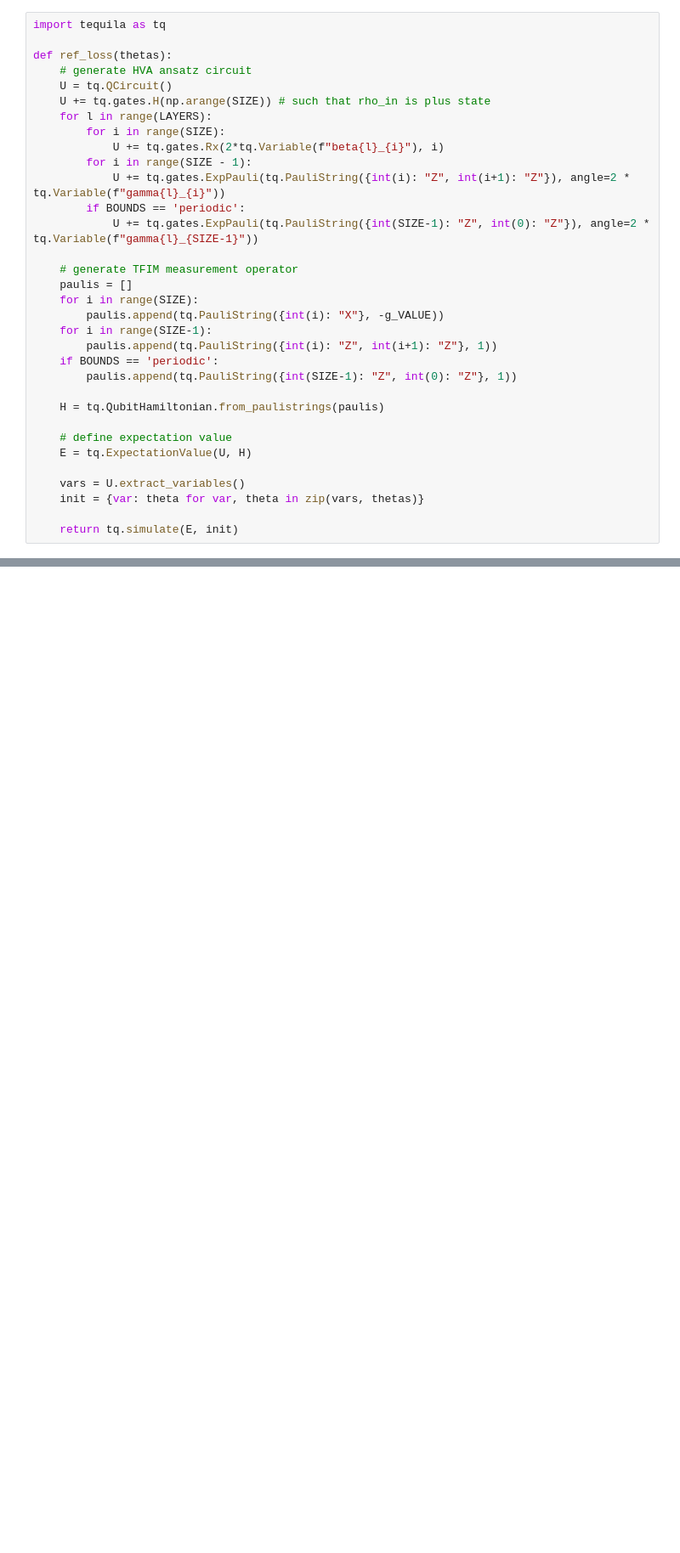
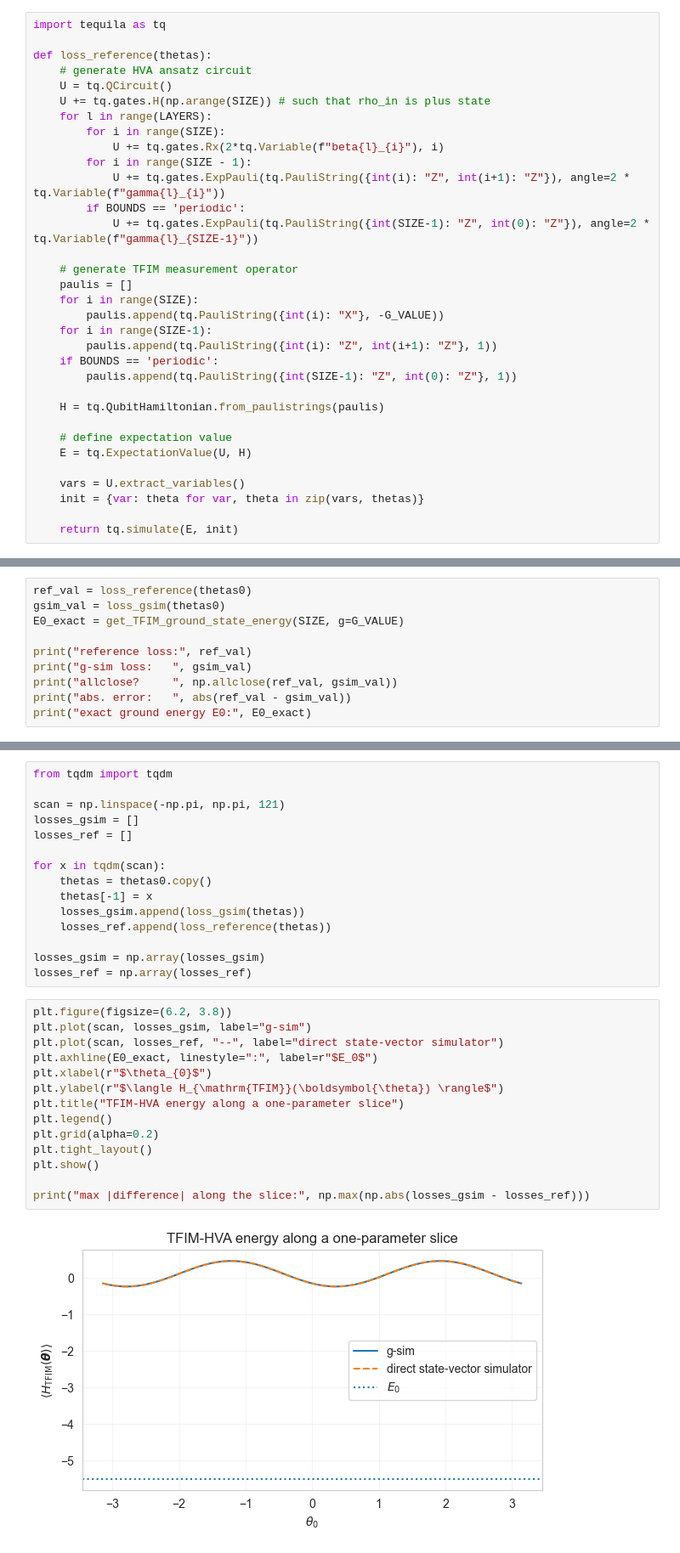
Before and after one commit to adelina-b/g-sim, a Jupyter notebook: examples/tfim_demonstration.ipynb, the cells around one changed output, grey strips where cells are left out. Shown at 85% size. Saved outputs shown, nothing was run; the diff lists cells and outputs as text; blank space fills up the shorter version.

Commit message:
finished tfim example

```diff
--- a/examples/tfim_demonstration.ipynb
+++ b/examples/tfim_demonstration.ipynb
@@ -21,7 +124,7 @@ print(loss_gsim(params))
 # %%
 import tequila as tq
 
-def ref_loss(thetas):
+def loss_reference(thetas):
     # generate HVA ansatz circuit
     U = tq.QCircuit()
     U += tq.gates.H(np.arange(SIZE)) # such that rho_in is plus state
@@ -36,7 +139,7 @@ def ref_loss(thetas):
     # generate TFIM measurement operator
     paulis = []
     for i in range(SIZE):
-        paulis.append(tq.PauliString({int(i): "X"}, -g_VALUE))
+        paulis.append(tq.PauliString({int(i): "X"}, -G_VALUE))
     for i in range(SIZE-1):
         paulis.append(tq.PauliString({int(i): "Z", int(i+1): "Z"}, 1))
     if BOUNDS == 'periodic':
@@ -57,0 +162,10 @@ print(ref_loss(params))
+# %%
+ref_val = loss_reference(thetas0)
+gsim_val = loss_gsim(thetas0)
+E0_exact = get_TFIM_ground_state_energy(SIZE, g=G_VALUE)
+
+print("reference loss:", ref_val)
+print("g-sim loss:   ", gsim_val)
+print("allclose?     ", np.allclose(ref_val, gsim_val))
+print("abs. error:   ", abs(ref_val - gsim_val))
+print("exact ground energy E0:", E0_exact)
@@ -57,0 +185,31 @@ print(ref_loss(params))
+# %%
+from tqdm import tqdm
+
+scan = np.linspace(-np.pi, np.pi, 121)
+losses_gsim = []
+losses_ref = []
+
+for x in tqdm(scan):
+    thetas = thetas0.copy()
+    thetas[-1] = x
+    losses_gsim.append(loss_gsim(thetas))
+    losses_ref.append(loss_reference(thetas))
+
+losses_gsim = np.array(losses_gsim)
+losses_ref = np.array(losses_ref)
+# %%
+plt.figure(figsize=(6.2, 3.8))
+plt.plot(scan, losses_gsim, label="g-sim")
+plt.plot(scan, losses_ref, "--", label="direct state-vector simulator")
+plt.axhline(E0_exact, linestyle=":", label=r"$E_0$")
+plt.xlabel(r"$\theta_{0}$")
+plt.ylabel(r"$\langle H_{\mathrm{TFIM}}(\boldsymbol{\theta}) \rangle$")
+plt.title("TFIM-HVA energy along a one-parameter slice")
+plt.legend()
+plt.grid(alpha=0.2)
+plt.tight_layout()
+plt.show()
+
+print("max |difference| along the slice:", np.max(np.abs(losses_gsim - losses_ref)))
+# %% [output]
+[figure, added]
```
Also changed, not shown: parts of 15 cells of this notebook.
